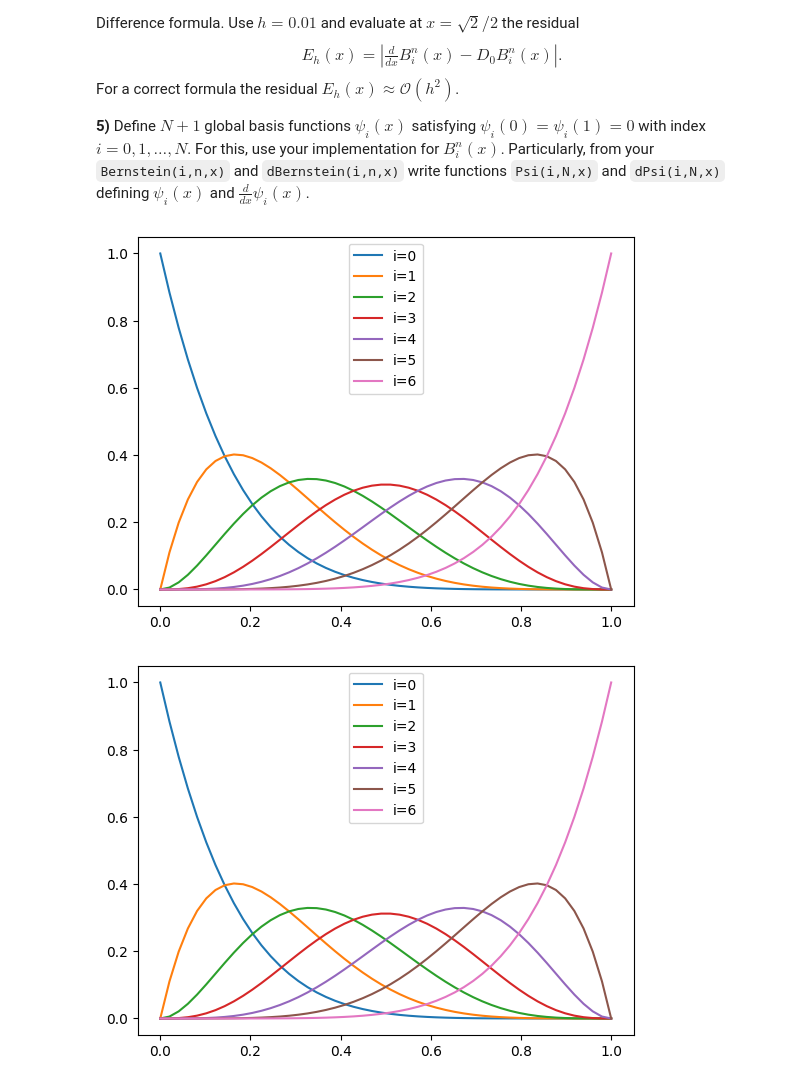
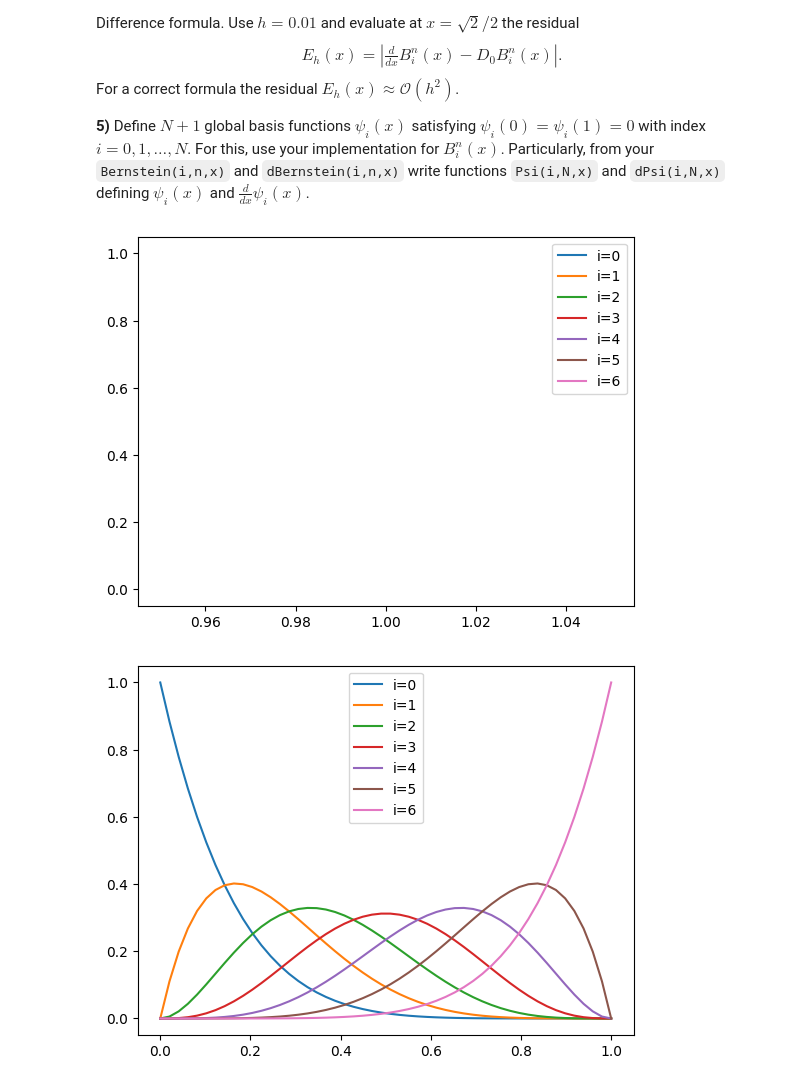
Before and after one commit to kalle6452/PDE, a Jupyter notebook: lab03.ipynb, the cells around one changed output. Drawn from its saved outputs; the diff is of its cells as text; code cells hidden in the pictures.

```diff
--- a/lab03.ipynb
+++ b/lab03.ipynb
@@ -87,3 +87,9 @@ Notice that these functions satisfy $\psi_i(0)=\psi_i(1)=0$.
 **3)** Derive a formula for evaluating $\tfrac{d}{dx}\psi_i(x)$, and implement it in a function `dSinfun(i,x)`.
 
 **4)** Particularly, from your `Sinfun(i,x)` and `dSinfun(i,x)` write functions `Psi(i,N,x)` and `dPsi(i,N,x)` defining $\psi_i(x)$ and $\tfrac{d}{dx}\psi_i(x)$.
+# %%
+# Är i en lista eller ett enskilt värde?
+i = []
+for j in range(5):
+    i.append(j)
+i
@@ -111,6 +119,10 @@ for i in range(N+1):
 def dSinfun(i,x):
     df = (i+1)**np.pi*np.cos((i+1)*(np.pi)*x)
     return df
+# %%
+N = 4
+for i in range(N+1):
+def Psi(i,N,x):
 # %%
 # 4)
 def Psi(i,N,x):
@@ -181,19 +193,20 @@ For a correct formula the residual $E_h(x)\approx\mathcal{O}(h^2)$.
 # %%
 # test
 import scipy.special
 def Bernstein(i,n,x):
     for i in range(n+1):
         fun = scipy.special.comb(n,i)*x**i*(1-x)**(n-i)
         plt.plot(x,fun,label=f'i={i}')
     plt.legend()
     plt.show()
 # 2)
 i = 0
 n = 6
-x = np.linspace(0,1)
+x = 1
+#x = np.linspace(0,1)
 Bernstein(i,n,x)
 # %% [output]
-[figure, old version]
+[figure, new version]
 # %%
 # 1)
 import scipy.special
```
Also changed, not shown: parts of 4 cells of this notebook.
